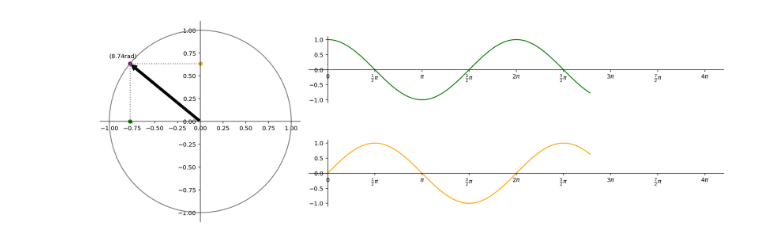
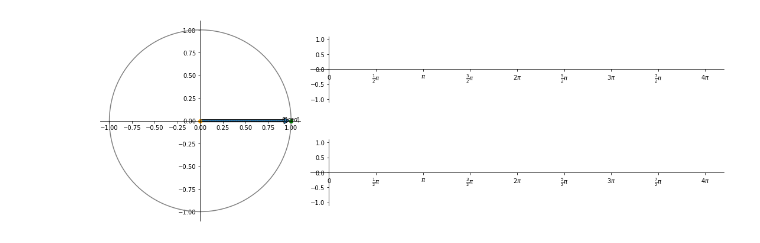
Before and after one commit to sylvainpb/jupyterOuvert, a Jupyter notebook: Cercle trigo et cosinus sinus.ipynb, the cells around one changed output. Cells and saved outputs as stored; diff of their text form; code cells hidden in the pictures.

```diff
--- a/Cercle trigo et cosinus sinus.ipynb
+++ b/Cercle trigo et cosinus sinus.ipynb
@@ -80,39 +82,48 @@ for ax in [axG,axG2,axC] :
 axG.axis("scaled")
 axG2.axis("scaled")
 
+def init():
+
+    return arrow, #dot,dotC,dotS,lineC,lineS,graphC,graphS
 
 def animate(i) :
     global arrow
 
     tt=np.linspace(0,t[i],500)
     ct=np.cos(tt)
     st=np.sin(tt)
 
     graphC[0].set_data(tt,ct)
     graphS[0].set_data(tt,st)
 
     lineC[0].set_data([ np.cos(t[i]),np.cos(t[i]) ], [ np.sin(t[i]),0])
     lineS[0].set_data([ np.cos(t[i]),0 ], [ np.sin(t[i]),np.sin(t[i])])
 
     dot[0].set_data([ np.cos(t[i]) ], [ np.sin(t[i])])
 
     dotS[0].set_data([ 0 ], [ np.sin(t[i])])
     dotC[0].set_data([ np.cos(t[i]) ], [0])
 
     texte.set_position((1.1*np.cos(t[i]), 1.1* np.sin(t[i])))
     texte.set_text("("+str(round(t[i],2))+"rad)")
     arrow.remove()
     arrow=mp.FancyArrowPatch((0,0),( np.cos(t[i]), np.sin(t[i])),mutation_scale=20,color='k')
     axC.add_patch(arrow)
-    return arrow,dot,dotC,dotS,lineC,lineS
+    return arrow,#,dot,dotC,dotS,lineC,lineS,graphC,graphS
 
-i=500
-animate(i)
+
 
 plt.tight_layout()
-plt.show()
+
+anim = animation.FuncAnimation(fig, animate, init_func=init,
+                               frames=720, interval=20,
+                               blit=True)
 
 
-fig.savefig("figure.pdf")
+
+
+
+
+#fig.savefig("figure.pdf")
 # %% [output]
-[figure, old version]
+[figure, new version]
```
Also changed, not shown: parts of 5 cells of this notebook.
